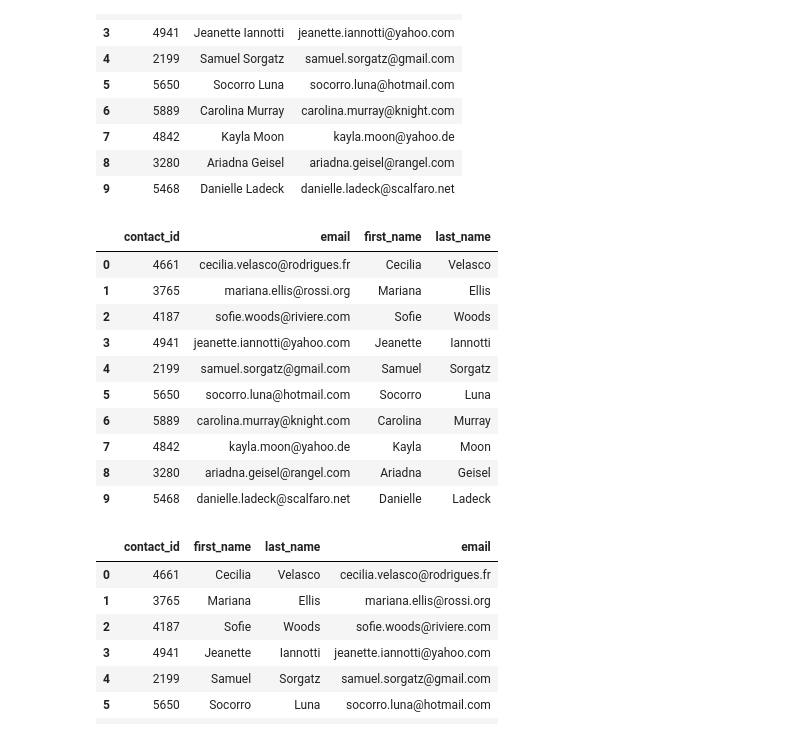
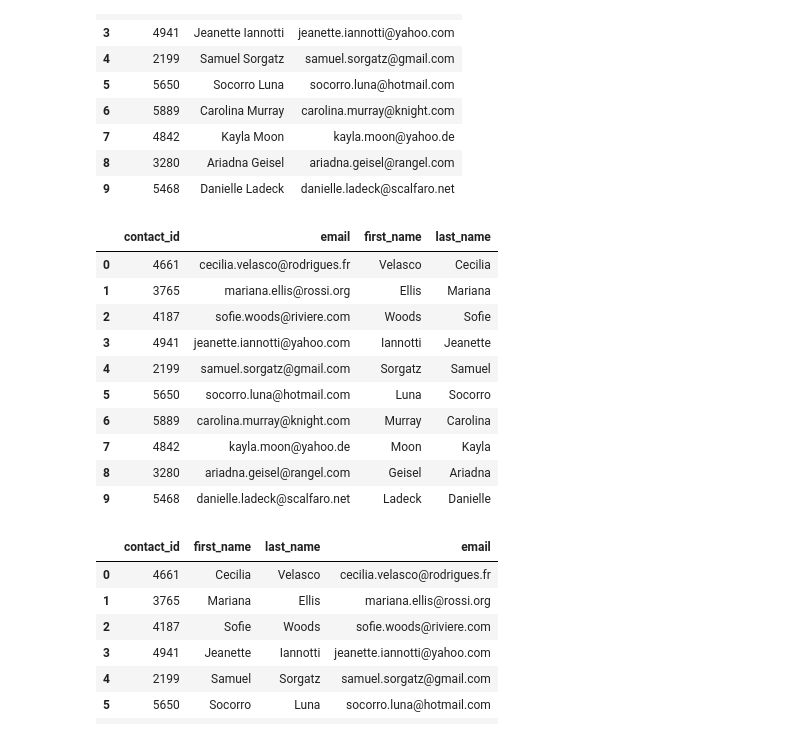
Before and after one commit to dlee4912/Crowdfunding_ETL, a Jupyter notebook: ETL_Mini_Project_DLee.ipynb, the cells around one changed output. Saved outputs shown, nothing was run; the diff lists cells and outputs as text; code cells hidden in the pictures.

Commit message:
finished contacts regex section

```diff
--- a/ETL_Mini_Project_DLee.ipynb
+++ b/ETL_Mini_Project_DLee.ipynb
@@ -440,6 +450,8 @@ dtypes: object(2)
 memory usage: 15.8+ KB
 # %%
 # Convert the "contact_id" column to an int64 data type.
+contact_info_df_copy['contact_id'] = contact_info_df_copy['contact_id'].astype('int64')
+contact_info_df_copy.info()
 # %% [output]
 <class 'pandas.core.frame.DataFrame'>
 RangeIndex: 1000 entries, 0 to 999
@@ -452,6 +464,15 @@ dtypes: int64(1), object(1)
 memory usage: 15.8+ KB
 # %%
 # Extract the name of the contact and add it to a new column.
+p = '(name.{4})(\w+\s\w+)'
+
+names = contact_info_df_copy['contact_info'].str.extractall(p).dropna()
+
+names = names[1].values
+
+contact_info_df_copy['name'] = names
+
+contact_info_df_copy.head(10)
 # %% [output]
 |  | contact_info | contact_id | name |
 | 0 | {"contact_id": 4661, "name": "Cec... | 4661 | Cecilia Velasco |
@@ -466,6 +487,15 @@ memory usage: 15.8+ KB
 | 9 | {"contact_id": 5468, "name": "Dan... | 5468 | Danielle Ladeck |
 # %%
 # Extract the email from the contacts and add the values to a new column.
+p = '(email.{4})(\w+\.*\w+@\w+.\w+)'
+
+emails = contact_info_df_copy['contact_info'].str.extractall(p).dropna()
+
+emails = emails[1].values
+
+contact_info_df_copy['email'] = emails
+
+contact_info_df_copy.head(10)
 # %% [output]
 |  | contact_info | contact_id | name | email |
 | 0 | {"contact_id": 4661, "name": "Cec... | 4661 | Cecilia Velasco | cecilia.velasco@rodrigues.fr |
@@ -480,6 +510,9 @@ memory usage: 15.8+ KB
 | 9 | {"contact_id": 5468, "name": "Dan... | 5468 | Danielle Ladeck | danielle.ladeck@scalfaro.net |
 # %%
 # Create a copy of the contact_info_df with the 'contact_id', 'name', 'email' columns.
+cleaned_contact_info_df = contact_info_df_copy[['contact_id', 'name', 'email']]
+
+cleaned_contact_info_df.head(10)
 # %% [output]
 |  | contact_id | name | email |
 | 0 | 4661 | Cecilia Velasco | cecilia.velasco@rodrigues.fr |
@@ -494,20 +527,23 @@ memory usage: 15.8+ KB
 | 9 | 5468 | Danielle Ladeck | danielle.ladeck@scalfaro.net |
 # %%
 # Create a "first"name" and "last_name" column with the first and last names from the "name" column.
-
+cleaned_contact_info_df[['first_name', 'last_name']] = cleaned_contact_info_df['name'].str.split(" ", expand=True)
 
 # Drop the contact_name column
+cleaned_contact_info_df = cleaned_contact_info_df[['contact_id', 'email', 'first_name', 'last_name']]
+
+cleaned_contact_info_df.head(10)
 # %% [output]
 |  | contact_id | email | first_name | last_name |
-| 0 | 4661 | cecilia.velasco@rodrigues.fr | Cecilia | Velasco |
-| 1 | 3765 | mariana.ellis@rossi.org | Mariana | Ellis |
-| 2 | 4187 | sofie.woods@riviere.com | Sofie | Woods |
-| 3 | 4941 | jeanette.iannotti@yahoo.com | Jeanette | Iannotti |
-| 4 | 2199 | samuel.sorgatz@gmail.com | Samuel | Sorgatz |
-| 5 | 5650 | socorro.luna@hotmail.com | Socorro | Luna |
-| 6 | 5889 | carolina.murray@knight.com | Carolina | Murray |
-| 7 | 4842 | kayla.moon@yahoo.de | Kayla | Moon |
-| 8 | 3280 | ariadna.geisel@rangel.com | Ariadna | Geisel |
-| 9 | 5468 | danielle.ladeck@scalfaro.net | Danielle | Ladeck |
+| 0 | 4661 | cecilia.velasco@rodrigues.fr | Velasco | Cecilia |
+| 1 | 3765 | mariana.ellis@rossi.org | Ellis | Mariana |
+| 2 | 4187 | sofie.woods@riviere.com | Woods | Sofie |
+| 3 | 4941 | jeanette.iannotti@yahoo.com | Iannotti | Jeanette |
+| 4 | 2199 | samuel.sorgatz@gmail.com | Sorgatz | Samuel |
+| 5 | 5650 | socorro.luna@hotmail.com | Luna | Socorro |
+| 6 | 5889 | carolina.murray@knight.com | Murray | Carolina |
+| 7 | 4842 | kayla.moon@yahoo.de | Moon | Kayla |
+| 8 | 3280 | ariadna.geisel@rangel.com | Geisel | Ariadna |
+| 9 | 5468 | danielle.ladeck@scalfaro.net | Ladeck | Danielle |
 # %%
 # Reorder the columns
```
Also changed, not shown: parts of 7 cells of this notebook, 1 other file.
